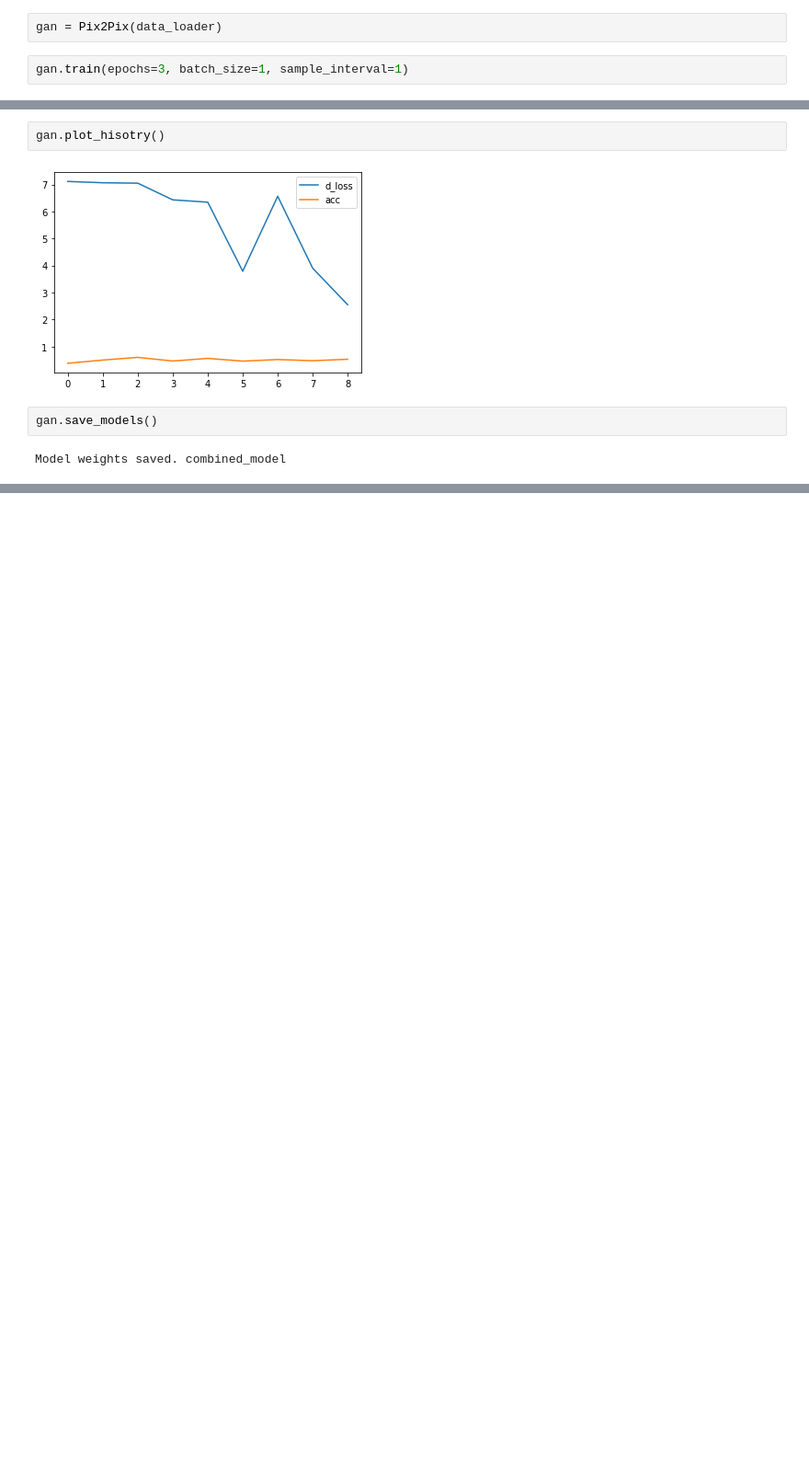
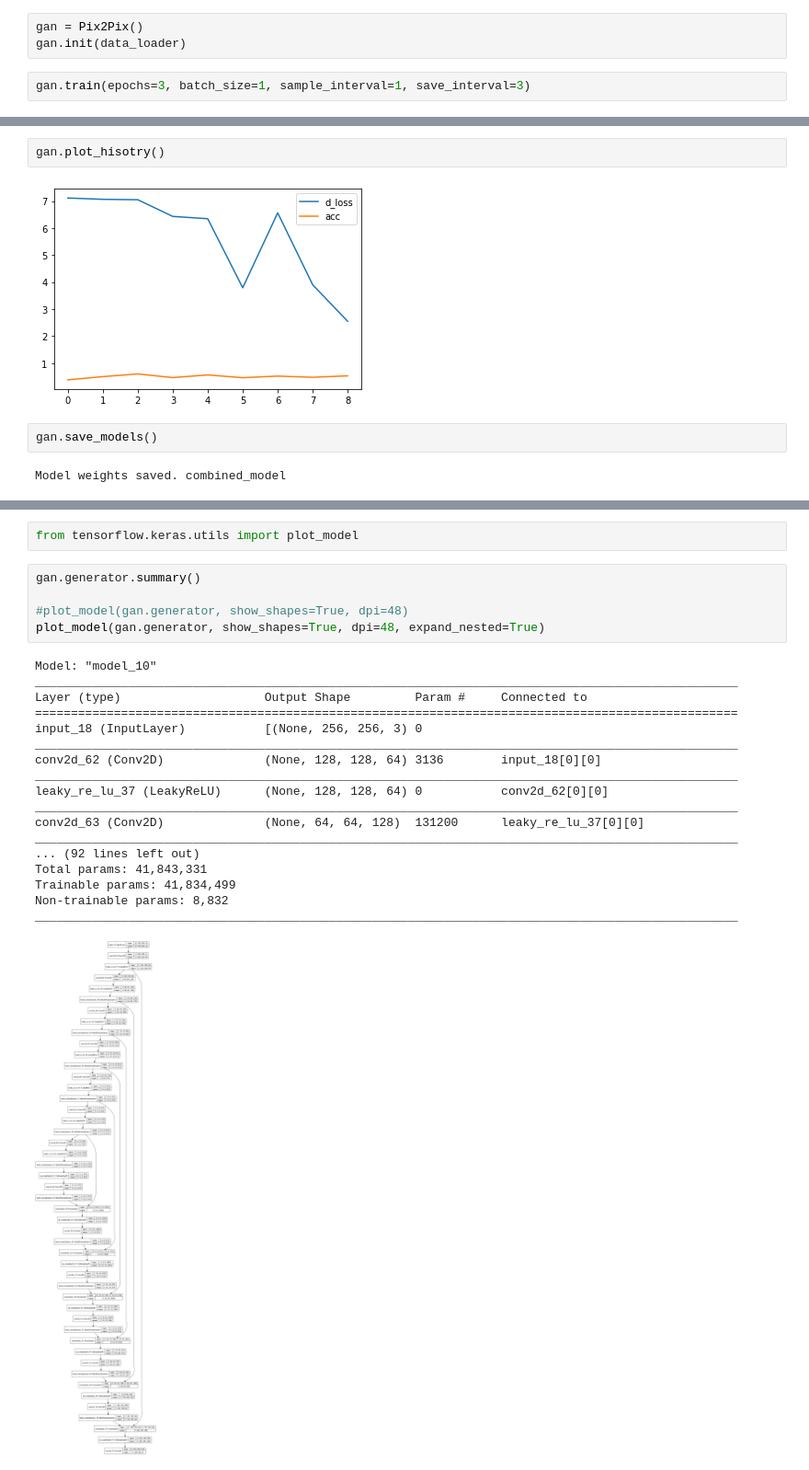
Before and after one commit to tayutaedomo/tensorflow-sandbox, a Jupyter notebook: scripts/pix2pix/03_keras_pix2pix_save.ipynb, the cells around one changed output, grey strips where cells are left out. Shown: that part at 92% size. Cells and saved outputs as stored; diff of their text form; blank space fills up the shorter version.

Commit message:
Fix pix2pix/03_keras_pix2pix_save.ipynb

```diff
--- a/scripts/pix2pix/03_keras_pix2pix_save.ipynb
+++ b/scripts/pix2pix/03_keras_pix2pix_save.ipynb
@@ -372,7 +390,8 @@ class Pix2Pix:
         else:
             return '{}.h5'.format(model_name)
 # %%
-gan = Pix2Pix(data_loader)
+gan = Pix2Pix()
+gan.init(data_loader)
 # %%
-gan.train(epochs=3, batch_size=1, sample_interval=1)
+gan.train(epochs=3, batch_size=1, sample_interval=1, save_interval=3)
 # %% [output]
@@ -397,0 +437,26 @@ Model weights saved. combined_model
+# %%
+from tensorflow.keras.utils import plot_model
+# %%
+gan.generator.summary()
+
+#plot_model(gan.generator, show_shapes=True, dpi=48)
+plot_model(gan.generator, show_shapes=True, dpi=48, expand_nested=True)
+# %% [output]
+Model: "model_10"
+__________________________________________________________________________________________________
+Layer (type)                    Output Shape         Param #     Connected to
+==================================================================================================
+input_18 (InputLayer)           [(None, 256, 256, 3) 0
+__________________________________________________________________________________________________
+conv2d_62 (Conv2D)              (None, 128, 128, 64) 3136        input_18[0][0]
+__________________________________________________________________________________________________
+leaky_re_lu_37 (LeakyReLU)      (None, 128, 128, 64) 0           conv2d_62[0][0]
+__________________________________________________________________________________________________
+conv2d_63 (Conv2D)              (None, 64, 64, 128)  131200      leaky_re_lu_37[0][0]
+__________________________________________________________________________________________________
+... (92 lines left out)
+Total params: 41,843,331
+Trainable params: 41,834,499
+Non-trainable params: 8,832
+__________________________________________________________________________________________________
+[figure, added]
```
Also changed, not shown: parts of 7 cells of this notebook.
